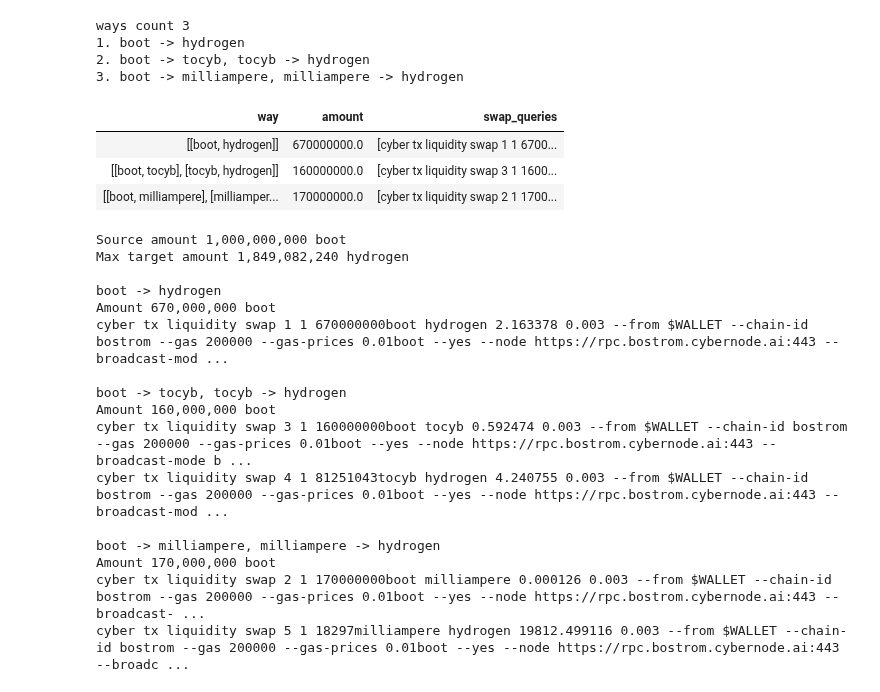
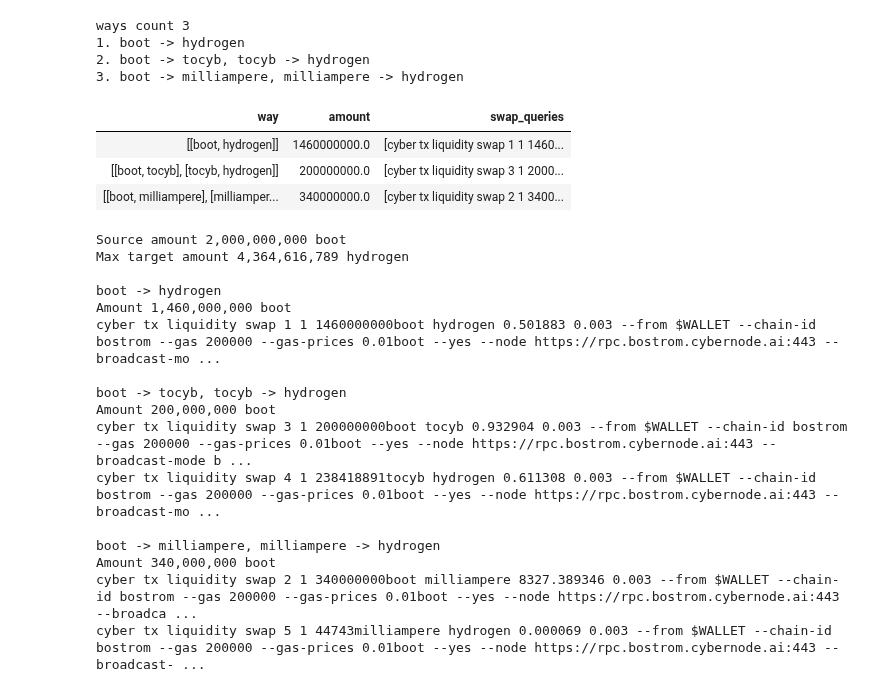
Before and after one commit to Snedashkovsky/cyber-arbitrage, a Jupyter notebook: swap_optimization.ipynb, the cells around one changed output. Saved outputs shown, nothing was run; the diff lists cells and outputs as text; code cells hidden in the pictures.

Commit message:
- fix price calculation in the `swap_optimization.ipynb` - recalculate notebooks

```diff
--- a/swap_optimization.ipynb
+++ b/swap_optimization.ipynb
@@ -9,7 +9,7 @@ from config import BOSTROM_NODE_URL, POOL_FEE
 
 source_coin = 'boot'
 target_coin = 'hydrogen'
-source_amount = 1_000_000_000
+source_amount = 2_000_000_000
 max_slippage = 0.15
 # %% [markdown]
 #### Get Bostrom and Osmosis Pools Data
@@ -89,7 +89,7 @@ def generate_swap_query(coin_from_amount: float,
 
     _pool_id = coins_pool_df.loc[:, 'id'].to_list()[0]
     _pool_type = coins_pool_df.loc[:, 'type_id'].to_list()[0]
-    _price = price_df.loc[coin_to, coin_from] * (1 + max_slippage)
+    _price = price_df.loc[coin_from, coin_to] * (1 + max_slippage)
     return f'cyber tx liquidity swap {_pool_id} {_pool_type} {int(coin_from_amount)}{coin_from} {coin_to} {_price:.6f} 0.003 --from {wallet} ' \
            f'--chain-id {chain_id} --gas 200000 --gas-prices 0.01boot --yes --node {node} --broadcast-mode block'
 
@@ -125,49 +125,50 @@ def calculate_all_swap(amount_ways_list: list, print_message: bool = False) -> [
 
 
 def get_best_swap(ways: list = ways, amount = source_amount,  number_points: int = 10, print_message: bool = False) -> [pd.DataFrame, float]:
     _amount_list = [[coef_1 / number_points * amount, coef_2 / number_points * amount, (number_points - coef_1 - coef_2) / number_points * amount]
                    for coef_1 in range(number_points + 1)
                    for coef_2 in range(number_points - coef_1 + 1)]
     _swap_amount_list = []
     for _amount_list_item in _amount_list:
         _amount_ways_list = [[_way, _amount] for _way, _amount in zip(ways, _amount_list_item)]
         _swap_result, _swap_queries = calculate_all_swap(_amount_ways_list, print_message=print_message)
         _swap_amount_list.append([_amount_list_item, _swap_result, _swap_queries])
 
     _swap_amount_df = pd.DataFrame(_swap_amount_list,
                                   columns = ['amount_by_way_item', 'swap_result', 'swap_queries'])\
                                   .sort_values('swap_result', ascending=False)
     if print_message:
         print(_swap_amount_df)
     _swap_max_amount_list = list(_swap_amount_df.loc[_swap_amount_df['swap_result'].idxmax()][['amount_by_way_item', 'swap_queries']])
     return pd.DataFrame(zip(ways, _swap_max_amount_list[0], _swap_max_amount_list[1]), columns=['way', 'amount', 'swap_queries']), \
         _swap_amount_df['swap_result'].max()
 
 best_swap_df, max_result = get_best_swap(number_points=100)
 display(HTML(best_swap_df.to_html(index=False, notebook=True, show_dimensions=False)))
 print(f'Source amount {source_amount:>,} {source_coin}\nMax target amount {int(max_result):>,} {target_coin}\n')
+
 for index, row in best_swap_df.iterrows():
     print(f'{way_to_str(row.way)}')
     print(f'Amount {int(row.amount):>,} {source_coin}')
     print('\n'.join(row.swap_queries), '\n')
 # %% [output]
 | way | amount | swap_queries |
-| [[boot, hydrogen]] | 670000000.0 | [cyber tx liquidity swap 1 1 6700... |
-| [[boot, tocyb], [tocyb, hydrogen]] | 160000000.0 | [cyber tx liquidity swap 3 1 1600... |
-| [[boot, milliampere], [milliamper... | 170000000.0 | [cyber tx liquidity swap 2 1 1700... |
+| [[boot, hydrogen]] | 1460000000.0 | [cyber tx liquidity swap 1 1 1460... |
+| [[boot, tocyb], [tocyb, hydrogen]] | 200000000.0 | [cyber tx liquidity swap 3 1 2000... |
+| [[boot, milliampere], [milliamper... | 340000000.0 | [cyber tx liquidity swap 2 1 3400... |
-Source amount 1,000,000,000 boot
-Max target amount 1,849,082,240 hydrogen
+Source amount 2,000,000,000 boot
+Max target amount 4,364,616,789 hydrogen
 
 boot -> hydrogen
-Amount 670,000,000 boot
-cyber tx liquidity swap 1 1 670000000boot hydrogen 2.163378 0.003 --from $WALLET --chain-id bostrom --gas 200000 --gas-prices 0.01boot --yes --node https://rpc.bostrom.cybernode.ai:443 --broadcast-mod ...
+Amount 1,460,000,000 boot
+cyber tx liquidity swap 1 1 1460000000boot hydrogen 0.501883 0.003 --from $WALLET --chain-id bostrom --gas 200000 --gas-prices 0.01boot --yes --node https://rpc.bostrom.cybernode.ai:443 --broadcast-mo ...
 
 boot -> tocyb, tocyb -> hydrogen
-Amount 160,000,000 boot
-cyber tx liquidity swap 3 1 160000000boot tocyb 0.592474 0.003 --from $WALLET --chain-id bostrom --gas 200000 --gas-prices 0.01boot --yes --node https://rpc.bostrom.cybernode.ai:443 --broadcast-mode b ...
-cyber tx liquidity swap 4 1 81251043tocyb hydrogen 4.240755 0.003 --from $WALLET --chain-id bostrom --gas 200000 --gas-prices 0.01boot --yes --node https://rpc.bostrom.cybernode.ai:443 --broadcast-mod ...
+Amount 200,000,000 boot
+cyber tx liquidity swap 3 1 200000000boot tocyb 0.932904 0.003 --from $WALLET --chain-id bostrom --gas 200000 --gas-prices 0.01boot --yes --node https://rpc.bostrom.cybernode.ai:443 --broadcast-mode b ...
+cyber tx liquidity swap 4 1 238418891tocyb hydrogen 0.611308 0.003 --from $WALLET --chain-id bostrom --gas 200000 --gas-prices 0.01boot --yes --node https://rpc.bostrom.cybernode.ai:443 --broadcast-mo ...
 
 boot -> milliampere, milliampere -> hydrogen
-Amount 170,000,000 boot
-cyber tx liquidity swap 2 1 170000000boot milliampere 0.000126 0.003 --from $WALLET --chain-id bostrom --gas 200000 --gas-prices 0.01boot --yes --node https://rpc.bostrom.cybernode.ai:443 --broadcast- ...
-cyber tx liquidity swap 5 1 18297milliampere hydrogen 19812.499116 0.003 --from $WALLET --chain-id bostrom --gas 200000 --gas-prices 0.01boot --yes --node https://rpc.bostrom.cybernode.ai:443 --broadc ...
+Amount 340,000,000 boot
+cyber tx liquidity swap 2 1 340000000boot milliampere 8327.389346 0.003 --from $WALLET --chain-id bostrom --gas 200000 --gas-prices 0.01boot --yes --node https://rpc.bostrom.cybernode.ai:443 --broadca ...
+cyber tx liquidity swap 5 1 44743milliampere hydrogen 0.000069 0.003 --from $WALLET --chain-id bostrom --gas 200000 --gas-prices 0.01boot --yes --node https://rpc.bostrom.cybernode.ai:443 --broadcast- ...
```
Also changed, not shown: parts of 2 cells of this notebook, 2 other files.
